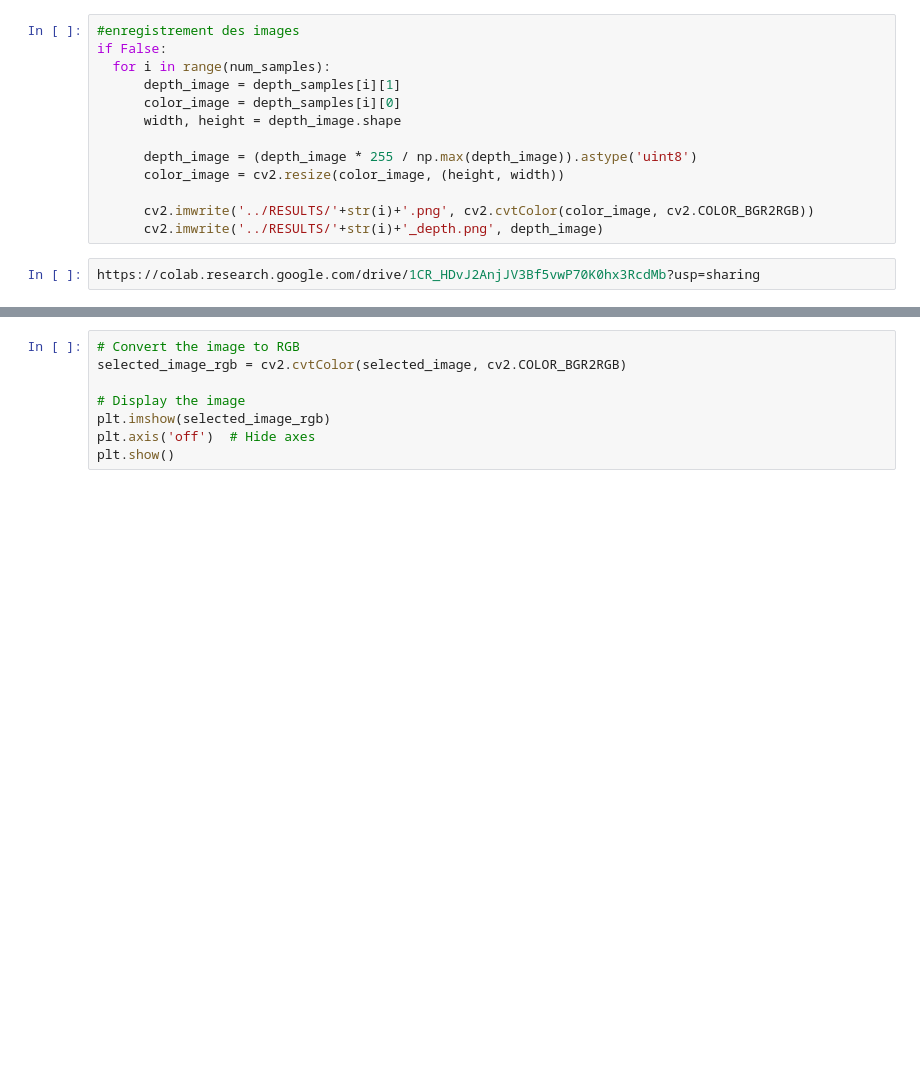
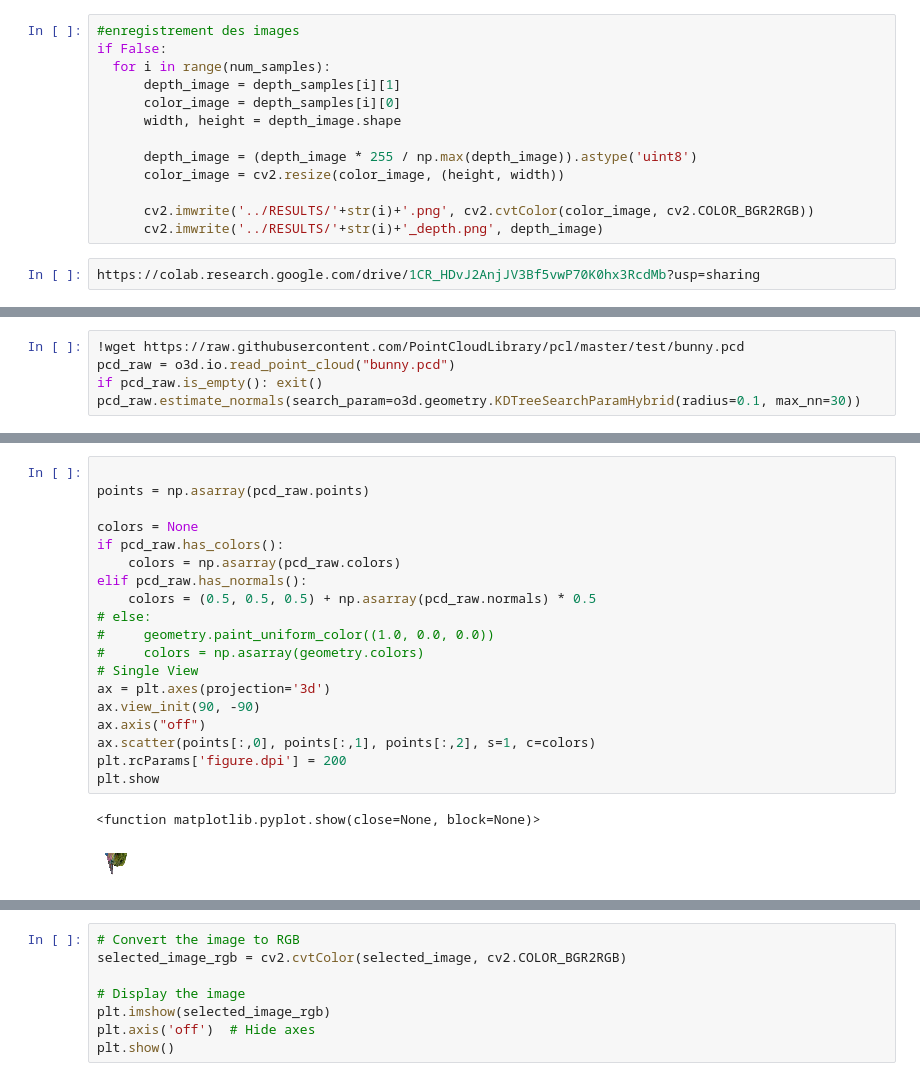
Before and after one commit to cyFou/testColab, a Jupyter notebook: AnyDepht_PointOfCloud.ipynb, the cells around one changed output, grey strips where cells are left out. Drawn from its saved outputs; the diff is of its cells as text; blank space fills up the shorter version.

```diff
--- a/AnyDepht_PointOfCloud.ipynb
+++ b/AnyDepht_PointOfCloud.ipynb
@@ -308,0 +158,5 @@ o3d.visualization.draw_geometries([pcd_raw])
+# %%
+!wget https://raw.githubusercontent.com/PointCloudLibrary/pcl/master/test/bunny.pcd
+pcd_raw = o3d.io.read_point_cloud("bunny.pcd")
+if pcd_raw.is_empty(): exit()
+pcd_raw.estimate_normals(search_param=o3d.geometry.KDTreeSearchParamHybrid(radius=0.1, max_nn=30))
@@ -308,0 +174,22 @@ o3d.visualization.draw_geometries([pcd_raw])
+# %%
+
+points = np.asarray(pcd_raw.points)
+
+colors = None
+if pcd_raw.has_colors():
+    colors = np.asarray(pcd_raw.colors)
+elif pcd_raw.has_normals():
+    colors = (0.5, 0.5, 0.5) + np.asarray(pcd_raw.normals) * 0.5
+# else:
+#     geometry.paint_uniform_color((1.0, 0.0, 0.0))
+#     colors = np.asarray(geometry.colors)
+# Single View
+ax = plt.axes(projection='3d')
+ax.view_init(90, -90)
+ax.axis("off")
+ax.scatter(points[:,0], points[:,1], points[:,2], s=1, c=colors)
+plt.rcParams['figure.dpi'] = 200
+plt.show
+# %% [output]
+<function matplotlib.pyplot.show(close=None, block=None)>
+[figure, added]
```
Also changed, not shown: parts of 12 cells of this notebook.
